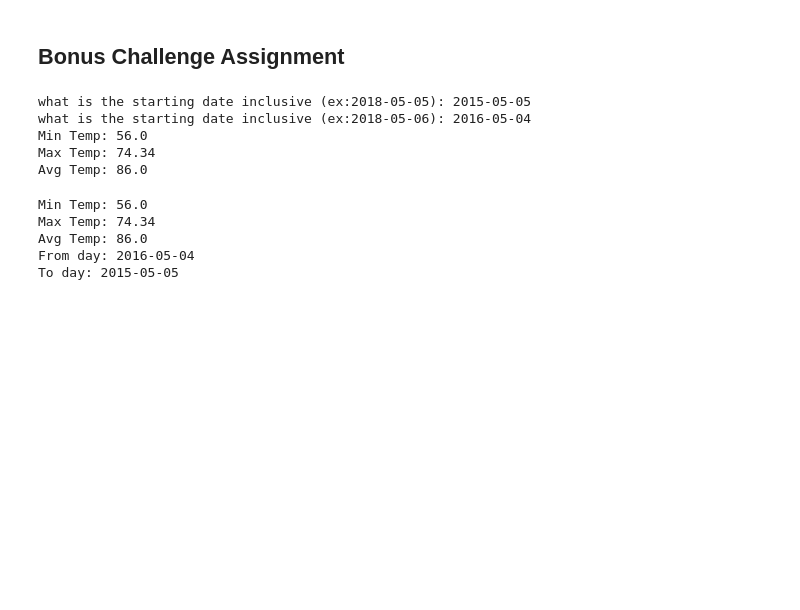
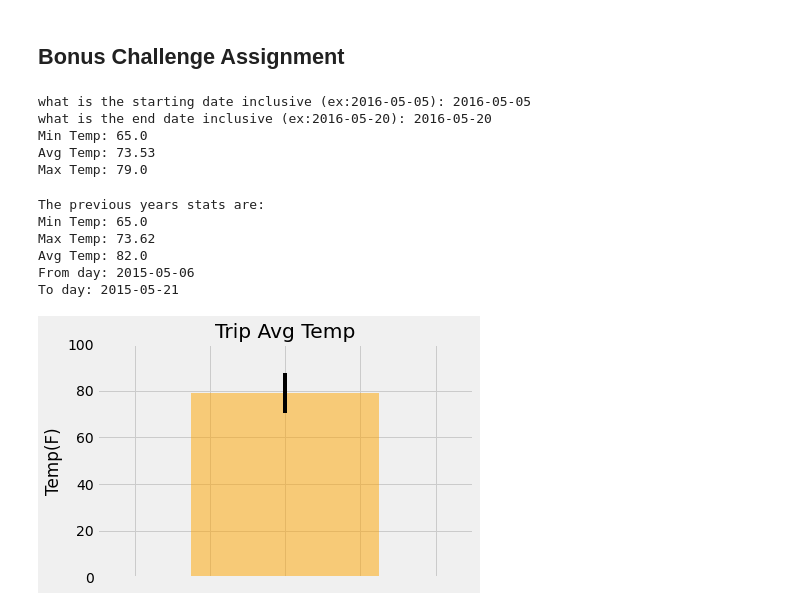
Before and after one commit to pauleppers/sqlalchemy-challenge, a Jupyter notebook: climate_starter.ipynb, the cells around one changed output. Cells and saved outputs as stored; diff of their text form; code cells hidden in the pictures; blank space fills up the shorter version.

```diff
--- a/climate_starter.ipynb
+++ b/climate_starter.ipynb
@@ -205,46 +213,67 @@ def calc_temps(start_date, end_date):
     return session.query(func.min(Measurement.tobs), func.avg(Measurement.tobs), func.max(Measurement.tobs)).\
         filter(Measurement.date >= start_date).filter(Measurement.date <= end_date).all()
 
-min_date = input("what is the starting date inclusive (ex:2018-05-05): ")
-max_date = input("what is the end date inclusive (ex:2018-05-06): ")
+min_date = input("what is the starting date inclusive (ex:2016-05-05): ")
+max_date = input("what is the end date inclusive (ex:2016-05-20): ")
 
 # function usage example
 temp_stats = calc_temps(min_date, max_date)
 print(f"Min Temp: {temp_stats[0][0]}")
-print(f"Max Temp: {round(temp_stats[0][1],2)}")
-print(f"Avg Temp: {round(temp_stats[0][2],2)}")
+print(f"Avg Temp: {round(temp_stats[0][1],2)}")
+print(f"Max Temp: {round(temp_stats[0][2],2)}")
 # %% [output]
-what is the starting date inclusive (ex:2018-05-05): 2015-05-05
-what is the starting date inclusive (ex:2018-05-06): 2016-05-04
-Min Temp: 56.0
-Max Temp: 74.34
-Avg Temp: 86.0
+what is the starting date inclusive (ex:2016-05-05): 2016-05-05
+what is the end date inclusive (ex:2016-05-20): 2016-05-20
+Min Temp: 65.0
+Avg Temp: 73.53
+Max Temp: 79.0
 # %%
 # Use your previous function `calc_temps` to calculate the tmin, tavg, and tmax
 # for your trip using the previous year's data for those same dates.
-year = min_date.split('-')
-last_year = dt.date(int(year[0]),int(year[1]), int(year[2])) - dt.timedelta(days=366)
-last_day = dt.date(int(year[0]),int(year[1]), int(year[2])) - dt.timedelta(days=1)
 
-temp_stats = calc_temps(last_year, last_day)
+# !!!! need to adjust for leap year
+year_min = min_date.split('-')
+year_max = max_date.split('-')
+last_min = dt.date(int(year_min[0]),int(year_min[1]), int(year_min[2])) - dt.timedelta(days=365)
+last_max = dt.date(int(year_max[0]),int(year_max[1]), int(year_max[2])) - dt.timedelta(days=365)
+
+temp_stats = calc_temps(last_min, last_max)
 print("The previous years stats are:")
 print(f"Min Temp: {temp_stats[0][0]}")
-print(f"Max Temp: {round(temp_stats[0][1],2)}")
-print(f"Avg Temp: {round(temp_stats[0][2],2)}")
+print(f"Avg Temp: {round(temp_stats[0][1],2)}")
+print(f"Max Temp: {round(temp_stats[0][2],2)}")
 
-print("From day:", last_day)
-print("To day:", last_year)
+
+print("From day:", last_min)
+print("To day:", last_max)
 # %% [output]
-Min Temp: 56.0
-Max Temp: 74.34
-Avg Temp: 86.0
-From day: 2016-05-04
-To day: 2015-05-05
+The previous years stats are:
+Min Temp: 65.0
+Max Temp: 73.62
+Avg Temp: 82.0
+From day: 2015-05-06
+To day: 2015-05-21
 # %%
 # Plot the results from your previous query as a bar chart.
 # Use "Trip Avg Temp" as your Title
 # Use the average temperature for the y value
 # Use the peak-to-peak (tmax-tmin) value as the y error bar (yerr)
+x = 0
+avg_temp = temp_stats[0][2]
+error = temp_stats[0][1]-temp_stats[0][0]
+plt.close('all')
+plt.bar(x,avg_temp, color="orange", alpha=0.5, width=0.025)
+plt.errorbar(x, avg_temp, error, ecolor="black")
+plt.tick_params(
+    axis='x',          # changes apply to the x-axis
+    labelbottom=False)
+plt.xlim(-0.025,0.025)
+plt.ylim(0, 100)
+plt.title("Trip Avg Temp")
+plt.ylabel("Temp(F)")
+plt.show()
+# %% [output]
+[figure, added]
 # %%
 # Calculate the total amount of rainfall per weather station for your trip dates using the previous year's matching dates.
 # Sort this in descending order by precipitation amount and list the station, name, latitude, longitude, and elevation
```
Also changed, not shown: parts of 4 cells of this notebook.
